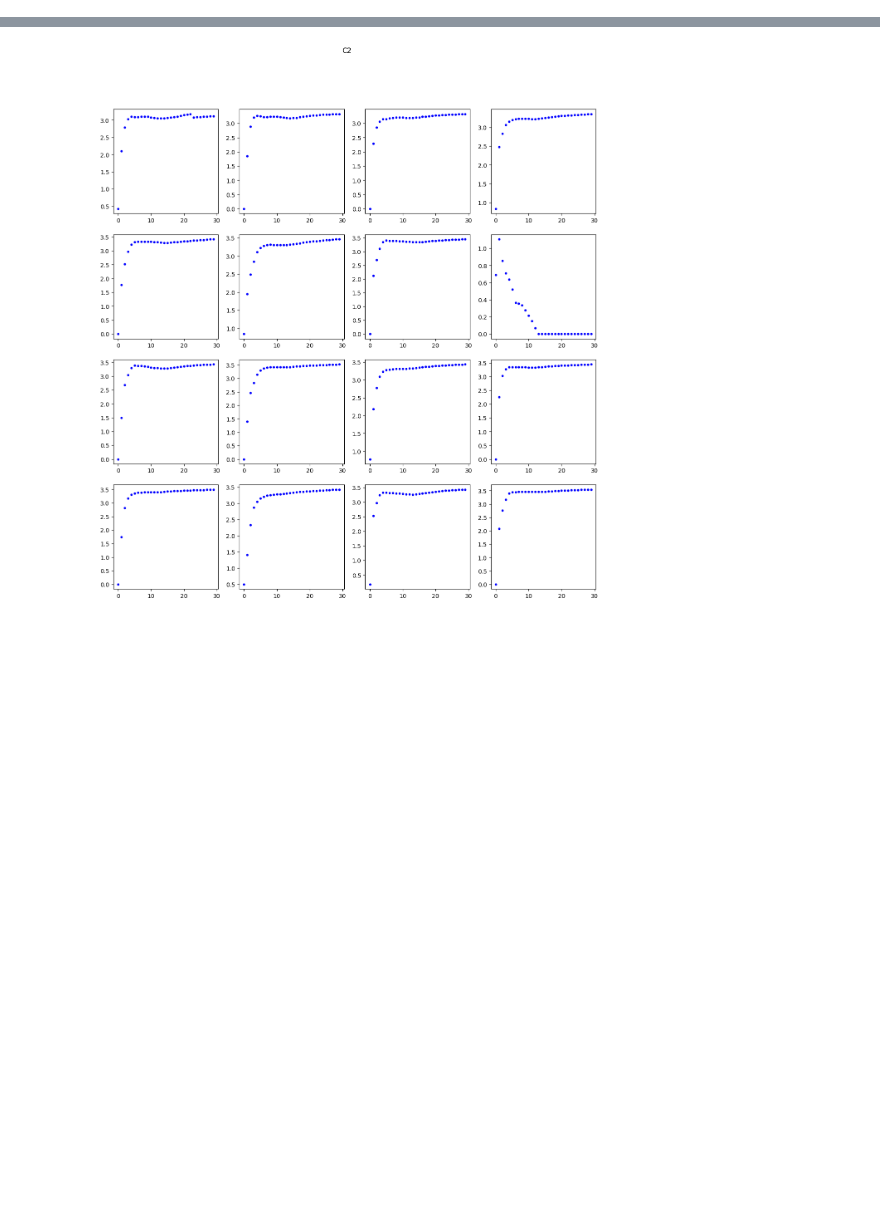
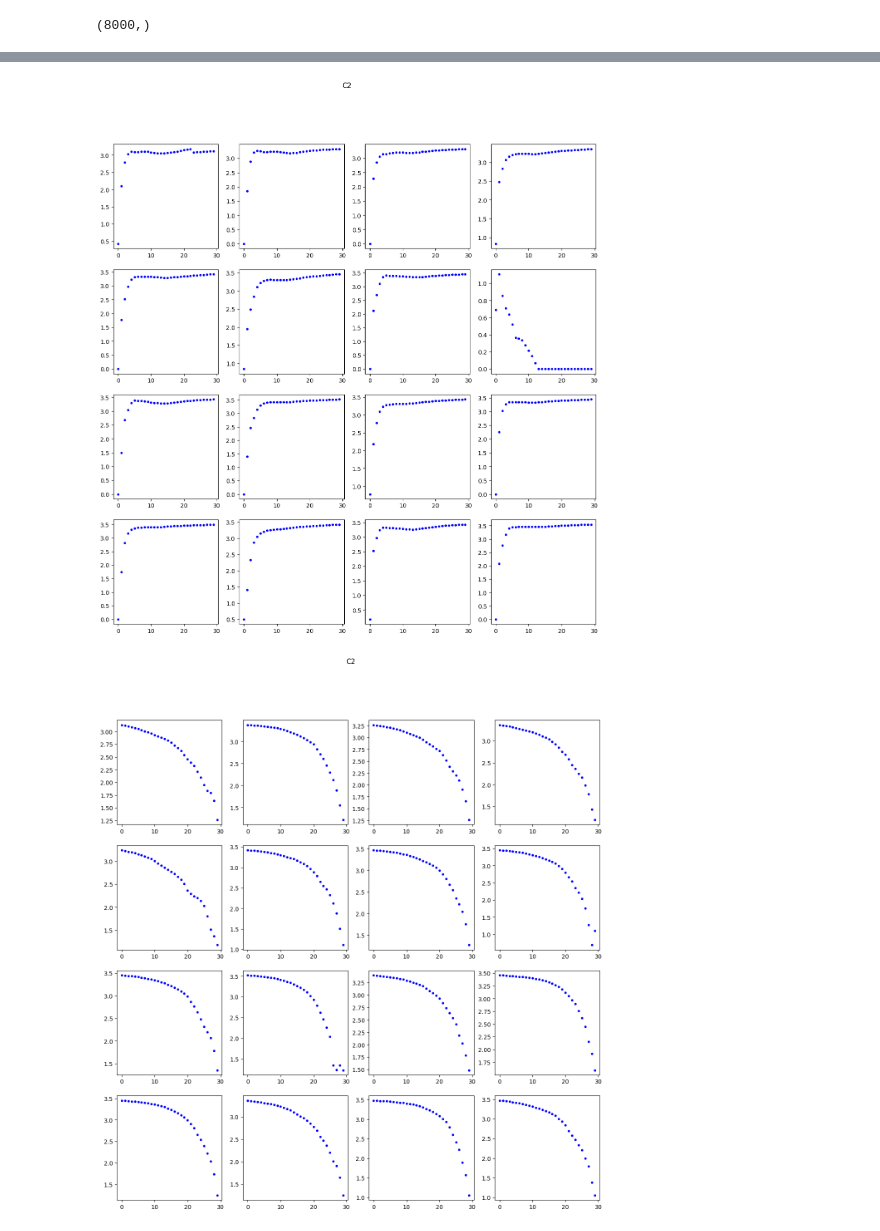
Before and after one commit to GuiMacielPereira/sensor_ML, a Jupyter notebook: data_processing/data_prep.sync.ipynb, the cells around one changed output, grey strips where cells are left out. Saved outputs shown, nothing was run; the diff lists cells and outputs as text; code cells hidden in the pictures; blank space fills up the shorter version.

```diff
--- a/data_processing/data_prep.sync.ipynb
+++ b/data_processing/data_prep.sync.ipynb
@@ -57,13 +62,17 @@ plotTriggers(triggers, key)
 # %%
 key = "C2"
 signal = data[key][0]
-trigIdx = findTrigIdxs(signal, threshold=1)
-triggers = separateIntoTriggers(signal, trigIdx)
+print(signal.shape)
+trigIdx, relIdx = findTrigIdxs(signal, threshold=1)
+triggers, releases = separateIntoTriggers(signal, trigIdx, relIdx)
 plotSignal(signal)
 plotTriggers(triggers, key)
+plotTriggers(releases, key)
 # %% [output]
+(8000,)
 [figure]
 [figure]
+[figure, added]
 # %%
 # Filter data into triggers and save it
 filteredData = {}
```
Also changed, not shown: parts of 3 cells of this notebook, 4 other files.
